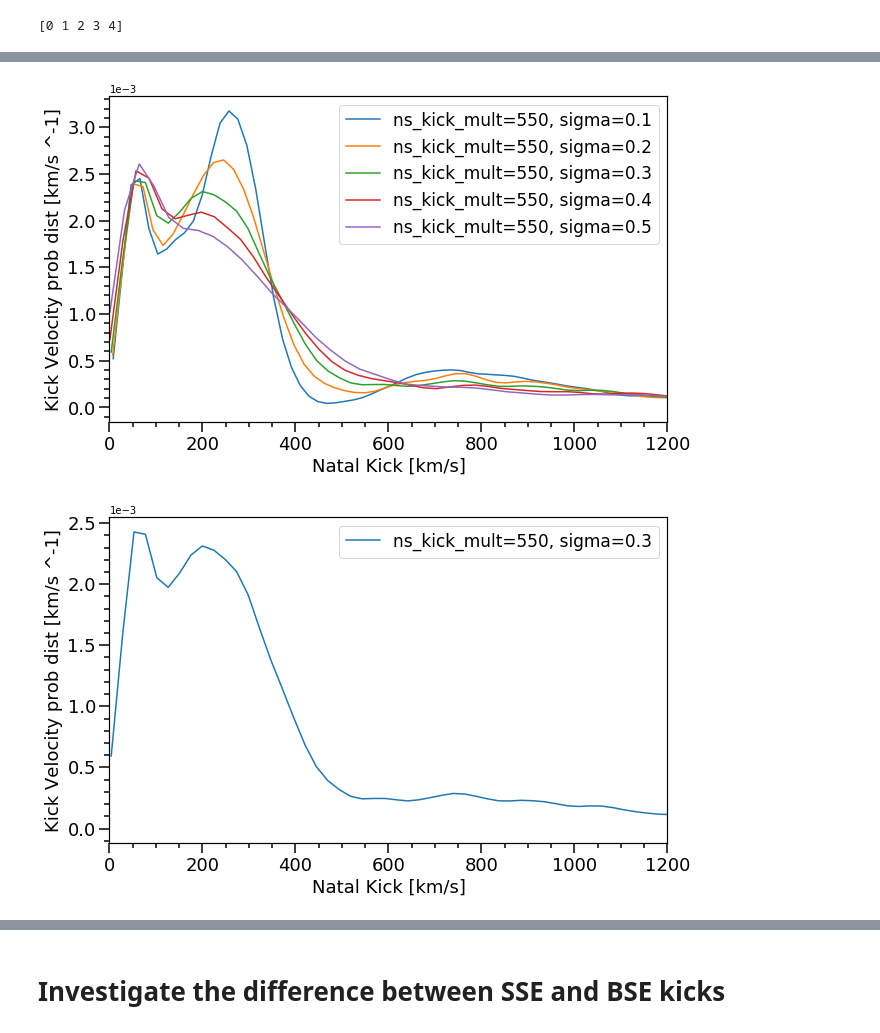
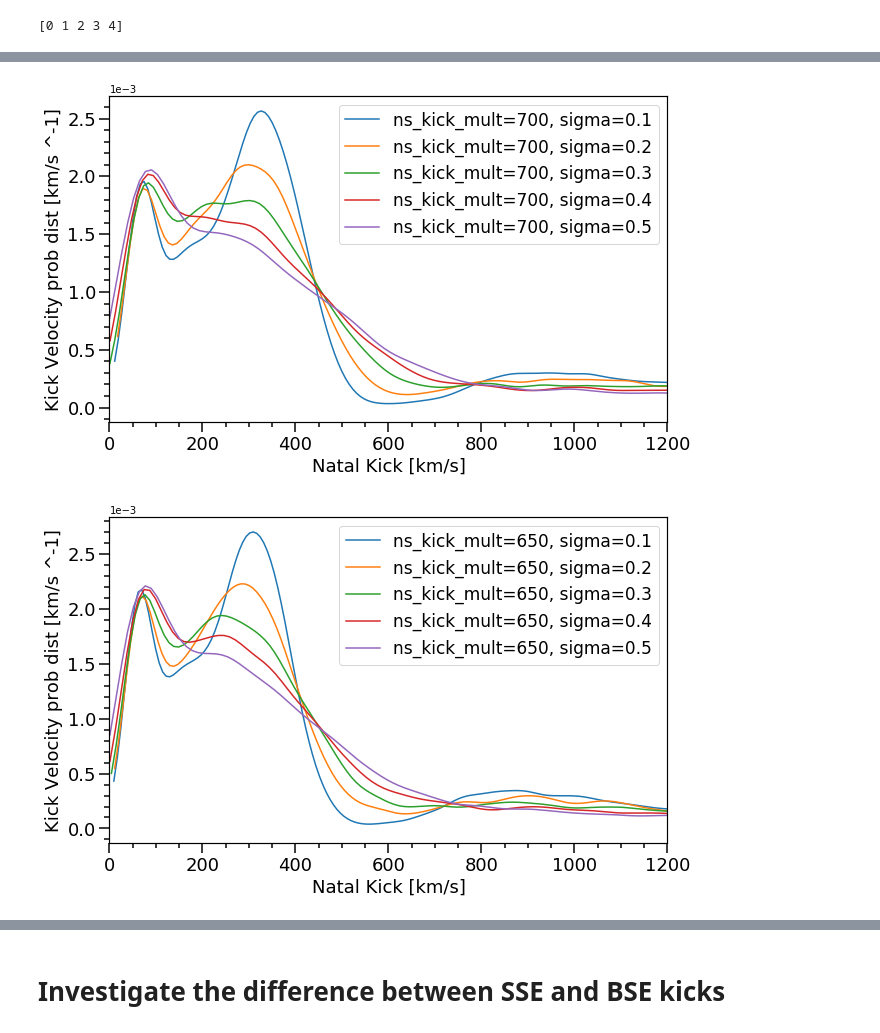
Before and after one commit to veome22/supernova_remnant_prescription, a Jupyter notebook: FRONTERA_kick_dist_plots_compas_BSE.ipynb, the cells around one changed output, grey strips where cells are left out. Drawn from its saved outputs; the diff is of its cells as text; code cells hidden in the pictures.

Commit message:
made more comparison plots for ECSN dirupted vs intact binaries

```diff
--- a/FRONTERA_kick_dist_plots_compas_BSE.ipynb
+++ b/FRONTERA_kick_dist_plots_compas_BSE.ipynb
@@ -94,7 +62,7 @@ def layoutAxes(ax, nameX='', nameY='', \
 # Load in the data files
 # %%
 bh_kicks = [200]
-ns_kicks = [550]
+ns_kicks = [550, 600, 650, 700]
 sigmas = [0.1, 0.2, 0.3, 0.4, 0.5]
 
 SN_KICK_NS_ALL, SN_KICK_BH_ALL, NS_KICK_MULT, SIGMAS = mmf.load_sim_data(bh_kicks, ns_kicks, sigmas, \
@@ -144,7 +104,7 @@ print(kick_models["ALL"])
 # %%
 f, ax= plt.subplots(1, 1,  figsize=(10,6))
 
-PLOT_RANGE = kick_models["NS_550_RANGE"]
+PLOT_RANGE = kick_models["NS_700_RANGE"]
 # PLOT_RANGE = np.intersect1d(kick_models["NS_300_RANGE"], kick_models["SIGMA_0.3_RANGE"])
 # PLOT_RANGE = kick_models["ALL"]
 
@@ -163,7 +123,7 @@ def plot_kde(PLOT_RANGE):
 
     for i in PLOT_RANGE:
         kde_NS = gaussian_kde( SN_KICK_NS_ALL[i] )
-        NS_dist_space = linspace( min(SN_KICK_NS_ALL[i]), max(SN_KICK_NS_ALL[i]), 100 )
+        NS_dist_space = linspace( min(SN_KICK_NS_ALL[i]), max(SN_KICK_NS_ALL[i]), 300 )
 
         plt.plot( NS_dist_space, kde_NS(NS_dist_space), label=f'ns_kick_mult={NS_KICK_MULT[i]}, sigma={SIGMAS[i]}');
 
@@ -178,8 +138,9 @@ def plot_kde(PLOT_RANGE):
     plt.legend(fontsize=17)
     plt.show()
 # %%
-plot_kde(kick_models["NS_550_RANGE"])
+plot_kde(kick_models["NS_700_RANGE"])
+plot_kde(kick_models["NS_650_RANGE"])
 plot_kde(kick_models["SIGMA_0.3_RANGE"])
 # %% [output]
-[figure, old version]
+[figure, new version]
-[figure, old version]
+[figure, new version]
```
Also changed, not shown: parts of 21 cells of this notebook.
